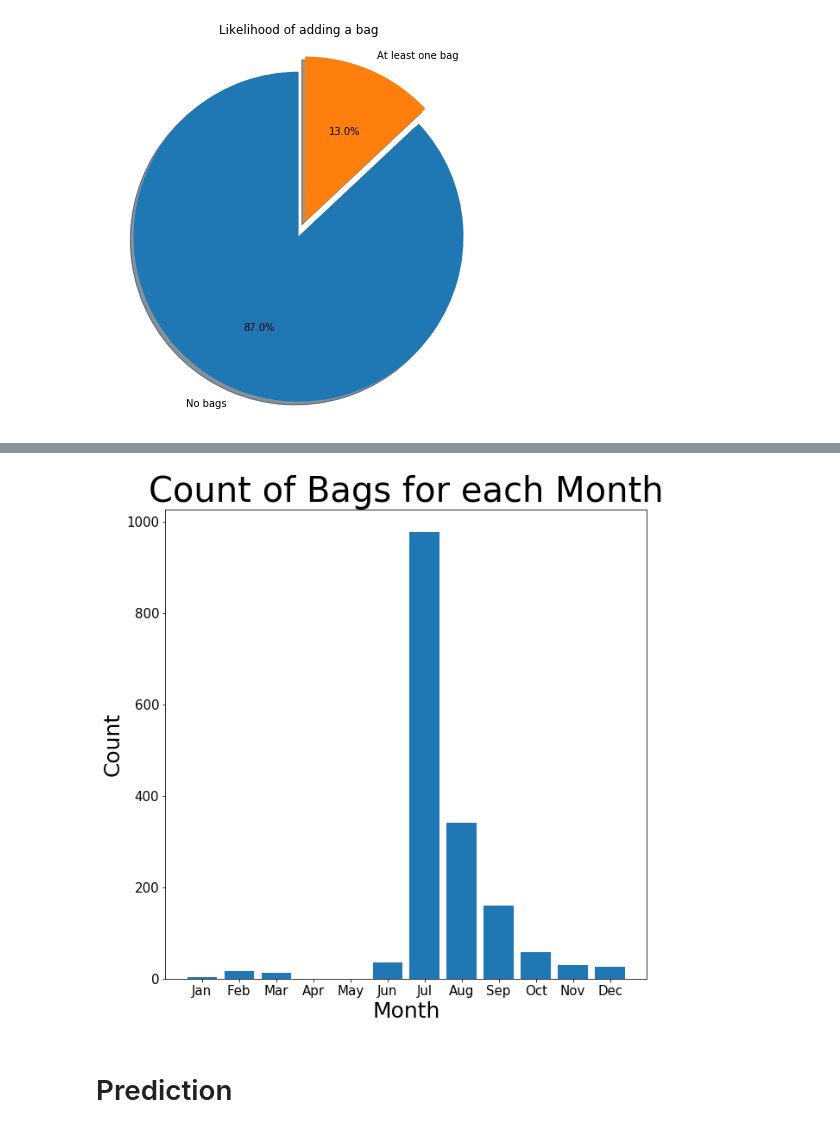
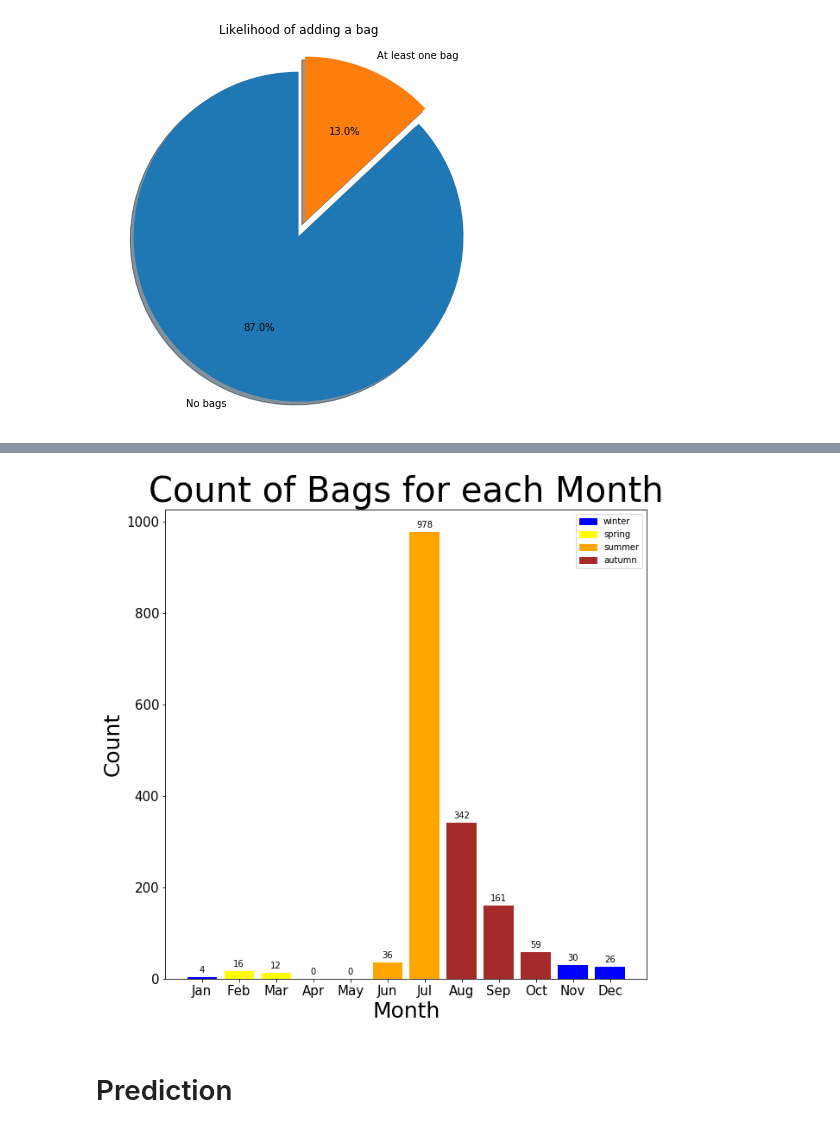
Before and after one commit to OyinJO/FYP---Machine-Learning-to-determine-Price-for-Airline-Auxiliary-Products, a Jupyter notebook: FYP_1.ipynb, the cells around one changed output, grey strips where cells are left out. Drawn from its saved outputs; the diff is of its cells as text; code cells hidden in the pictures.

```diff
--- a/FYP_1.ipynb
+++ b/FYP_1.ipynb
@@ -56,0 +178,4 @@ Index(['MinLoggedUTC', 'MaxExternalBookingID', 'PaxType', 'ChannelID',
+# %%
+bagsdf['weekendStay']=pd.Series()
+# %%
+bagsdf['weekendStay']=list(map(weekendStay,bagsdf['TripFirstTravelDate'], bagsdf['TripReturnTravelDate']))
@@ -210,6 +342,8 @@ bagsdf.ProductID.head()
 3    84
 4    78
 Name: ProductID, dtype: int64
+# %%
+bagsdf.drop("FinalStage", axis=1, inplace=True)
 # %%
 df=pd.get_dummies(bagsdf, drop_first=False)
 # %%
@@ -258,3 +392,8 @@ for i in range(1,13):
         if (bagsbyMonth.TripFirstTravelMonth[ind]==i):
             sum = sum + bagsbyMonth.QuantityBooked[ind]*bagsbyMonth.counts[ind]
         month[i]=sum
+# %%
+winter=['Jan','Nov', 'Dec']
+spring=['Feb', 'Mar', 'Apr']
+summer=['May', 'Jun', 'Jul']
+autumn=['Aug', 'Sep', 'Oct']
@@ -261,21 +436,51 @@ for i in range(1,13):
 # %%
 fig, ax = plt.subplots(figsize=(10,10))
-ax.bar(month.keys(), month.values())
+#color=['red'] + ['green']*3 + ['blue']*3 + ['yellow']*3 +['red']*2
+from matplotlib.patches import Patch
+
+color=dict.fromkeys(winter, 'blue')
+color.update(dict.fromkeys(spring, 'yellow'))
+color.update(dict.fromkeys(summer, 'orange'))
+color.update(dict.fromkeys(autumn, 'brown'))
+colours={'winter': 'blue', 'spring':'yellow', 'summer':'orange', 'autumn':'brown'}
+
 time=['Jan', 'Feb', 'Mar', 'Apr', 'May', 'Jun', 'Jul', 'Aug', 'Sep', 'Oct', 'Nov', 'Dec']
+color={k:color[k] for k in time}
+
+im=ax.bar(month.keys(), month.values(), color=color.values())
+
+
+handlesleg=[
+    Patch(color='blue', label='winter'),
+    Patch(color='yellow', label='spring'),
+    Patch(color='orange', label='summer'),
+    Patch(color='brown', label='autumn')
+]
+plt.legend(handles=handlesleg)
+#time=range(1,13,1)
+ax.set_xticks(range(1,13,1))
 ax.set_xticklabels(time)
-time=range(1,13,1)
-ax.set_xticks(time)
 ax.tick_params(labelsize=15)
 ax.set_xlabel("Month", fontsize=25)
 ax.set_ylabel("Count", fontsize=25)
 ax.set_title("Count of Bags for each Month", fontsize=40)
 
+def autolabel(rects):
+    for rect in rects:
+        height = rect.get_height()
+        ax.annotate('{}'.format(height),
+                    xy=(rect.get_x() + rect.get_width() / 2, height),
+                    xytext=(0, 3),
+                    textcoords="offset points",
+                    ha='center', va='bottom')
+
+autolabel(im)
 fig.show()
 #to do
 #color-code bars by season
 #subscripts #no of bags
 # %% [output]
-[figure, old version]
+[figure, new version]
 # %% [markdown]
 # Prediction
 # %%
```
Also changed, not shown: parts of 65 cells of this notebook.
